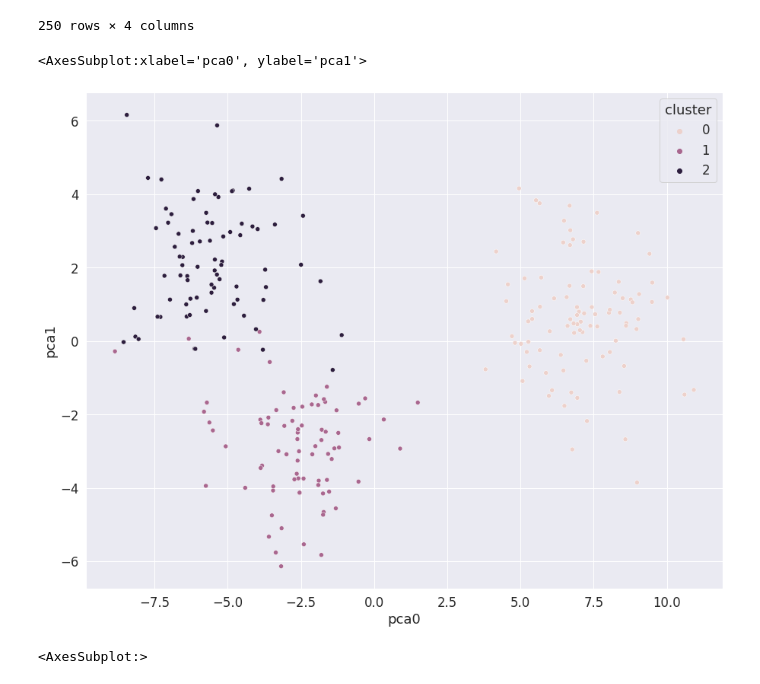
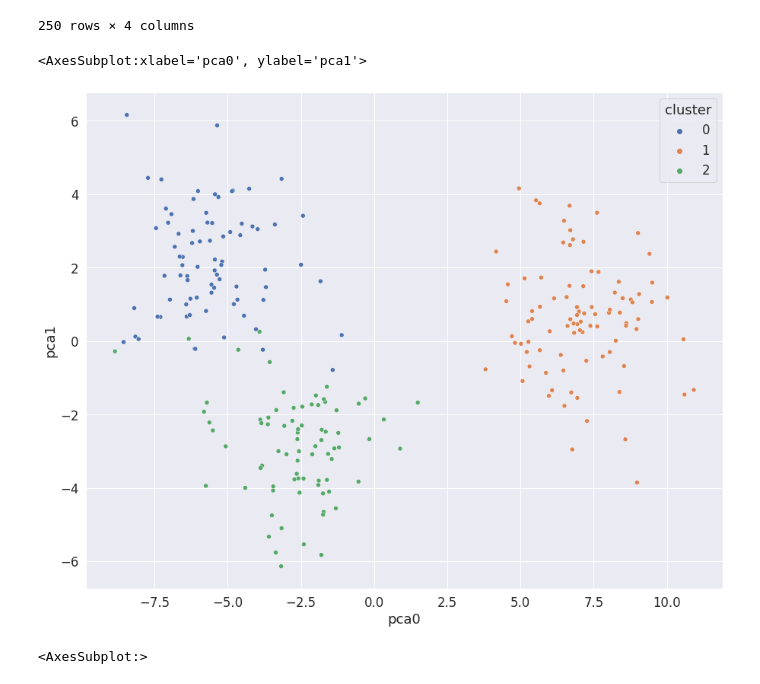
Before and after one commit to gutolota/BD-PCA-project, a Jupyter notebook: pca_analysis.ipynb, the cells around one changed output. Saved outputs shown, nothing was run; the diff lists cells and outputs as text; code cells hidden in the pictures.

```diff
--- a/pca_analysis.ipynb
+++ b/pca_analysis.ipynb
@@ -29,5 +40,5 @@ OperationalError: connection to server at "127.0.0.1", port 5432 failed: Connect
 # %%
-df_exemplo = pd.read_csv('./data/example_data1.csv')
+# df_exemplo = pd.read_csv('./data/example_data1.csv')
 # %%
 final_df = df_exemplo.copy()
 # %% [markdown]
@@ -154,10 +165,10 @@ pca_df['cluster'] = final_df['cluster']
 # %%
 plt.figure(figsize=(15, 12))
 sns.set(font_scale=1.5)
-sns.scatterplot(data=pca_df, x='pca0', y='pca1', hue='cluster')
+sns.scatterplot(data=pca_df, x='pca0', y='pca1', hue='cluster', palette='deep')
 # %% [output]
 <AxesSubplot:xlabel='pca0', ylabel='pca1'>
-[figure, old version]
+[figure, new version]
 # %%
 px.scatter_3d(pca_df, x='pca0', y='pca1', z='pca2', color='cluster', width=1000, height=800)
 # %%
```
Also changed, not shown: parts of 3 cells of this notebook, 50 other files.
